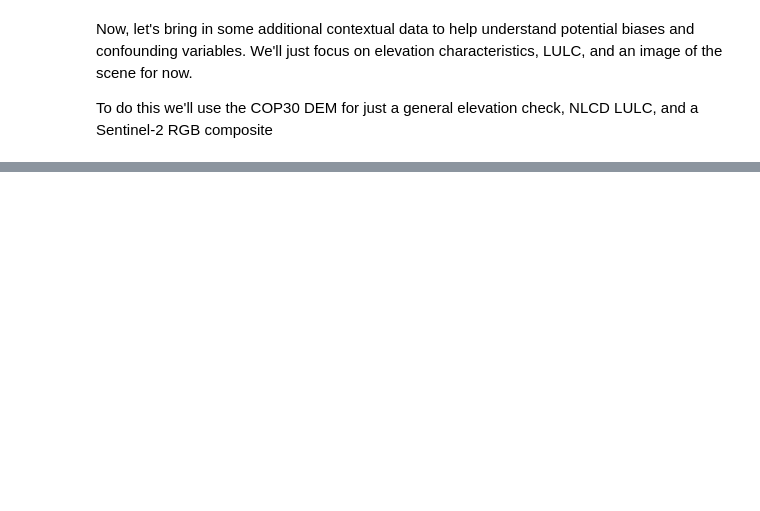
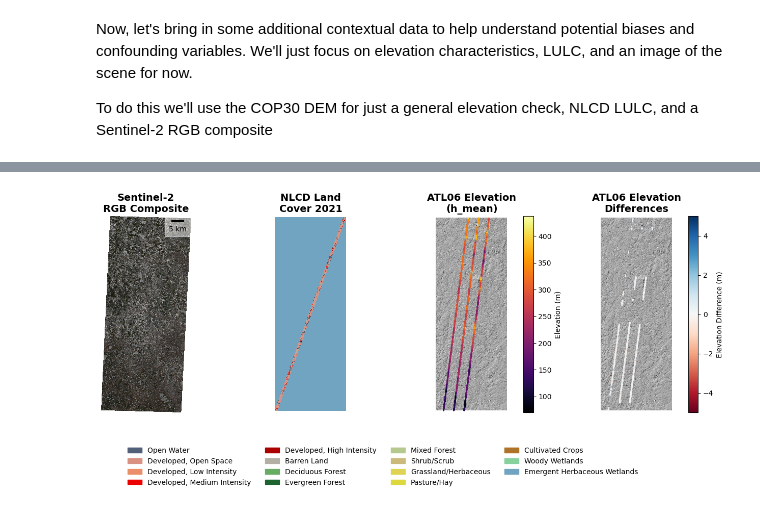
Before and after one commit to UW-GDA/ATL06_LaserLottery, a Jupyter notebook: notebooks/01_sampling.ipynb, the cells around one changed output, grey strips where cells are left out. Cells and saved outputs as stored; diff of their text form; code cells hidden in the pictures; blank space fills up the shorter version.

```diff
--- a/notebooks/01_sampling.ipynb
+++ b/notebooks/01_sampling.ipynb
@@ -95,4 +107,5 @@ for item in items:
     ).rio.clip_box(*bounds)
     swaths.append(clipped.rename('elevation'))
 ds_cop30 = xr.merge(swaths).compute()
+ds_cop30 = ds_cop30.rio.reproject(atl06.crs)
 # %% [output]
@@ -101,6 +129,7 @@ Wall time: 489 ms
 # %%
 # great! now let's move onto NLCD like we did in 00_dataset_intro.ipynb
 da_nlcd = esd.remote_sensing.get_nlcd_landcover(gf_search, layer='landcover')
+da_nlcd = da_nlcd.rio.reproject(atl06.crs)
 # %%
 # that was easy! let's move onto a 'true color' image from around the time of interest
 catalog = pystac_client.Client.open(
@@ -109,7 +138,7 @@ catalog = pystac_client.Client.open(
 search = catalog.search(
         collections=["sentinel-2-l2a"],
         intersects=gf_search.geometry.item(),
-        datetime=f'2019-04-13/2019-05-13')
+        datetime=f'2021-03-06/2021-05-08')
 items = search.item_collection()
 print(f"Returned {len(items)} Items")
 # %% [output]
@@ -117,8 +146,9 @@ Returned 12 Items
 # %%
 # isolate the image with the lowest cloud cover percentage
+# not sure if output_crs should just be 7912 or 4326->reproject
 sentinel2_stac = odc.stac.load(items,chunks={"x": 2048, "y": 2048},
                                resolution=10, groupby='solar_day')
-minx, miny, maxx, maxy = gf_search.geometry[0].bounds
+minx, miny, maxx, maxy = gf_search.geometry[19].bounds
 sentinel2_stac_clipped = sentinel2_stac.rio.clip_box(minx, miny, maxx, maxy,
                                                      crs="EPSG:4326")
 scl = sentinel2_stac_clipped["SCL"]
@@ -166,0 +185,79 @@ ax.set_title("Brightened Sentinel-2\nRGB Composite",
+# %%
+f, axs = plt.subplots(1,4,figsize=(16, 5),
+                      sharex=True, sharey=True)
+
+# Sentinel-2 RGB
+# --------------------------
+ax=axs[0]
+da_rgb.plot.imshow(ax=ax)
+scalebar = ScaleBar(
+    1e5,
+    "m",
+    length_fraction=.25,
+    location="upper right",
+    box_alpha=0.5,
+    box_color="white",
+    color="black",
+    pad=0.5,
+    frameon=True
+)
+ax.add_artist(scalebar)
+ax.set_title("Sentinel-2\nRGB Composite",
+             fontweight="bold", fontsize=14)
+
+# NLCD
+# --------------------------
+ax = axs[1]
+da_nlcd.plot.imshow(ax=ax,
+                    cmap=mcolors.ListedColormap([nlcd_colors[i] for i in sorted(nlcd_colors.keys())]),
+                    add_colorbar=False)
+ax.set_title("NLCD Land\nCover 2021", fontweight="bold", fontsize=14)
+present_classes = np.unique(da_nlcd.values[~np.isnan(da_nlcd.values)])
+legend_handles = [
+    mpatches.Patch(
+        color=nlcd_colors[key],
+        label=nlcd_labels[key]
+    )
+    for key in sorted(nlcd_colors.keys())
+    if key in present_classes
+]
+f.legend(
+    handles=legend_handles,
+    bbox_to_anchor=(0.5, 0),
+    loc='upper center',
+    ncol=4,
+    frameon=False,
+    fontsize=10
+)
+
+# ATL06 h_mean
+# --------------------------
+ax=axs[2]
+ds_cop30.hillshade.squeeze().plot.imshow(ax=ax,
+                                         cmap="gray",
+                                         add_colorbar=False)
+atl06.plot(ax=ax, column="h_mean", cmap='inferno',
+           alpha=0.5, s=1, legend=True,
+           legend_kwds={'label': 'Elevation (m)'})
+ax.set_title("ATL06 Elevation\n(h_mean)", fontweight="bold", fontsize=14)
+
+# ATL06 elevation difference
+# --------------------------
+ax=axs[3]
+ds_cop30.hillshade.squeeze().plot.imshow(ax=ax,
+                                         cmap="gray",
+                                         add_colorbar=False)
+atl06.plot(ax=ax, column="elev_diff", cmap='RdBu',
+           alpha=0.5, s=1, legend=True, vmin=-5, vmax=5,
+           legend_kwds={'label': 'Elevation Difference (m)'})
+ax.set_title("ATL06 Elevation\nDifferences", fontweight="bold", fontsize=14)
+
+# final formatting
+# ---------------------------
+for ax in axs:
+    ax.set(xticks=[], yticks=[],
+       xlabel="", ylabel="",
+       frame_on=False)
+    ax.set_aspect("equal");
+# %% [output]
+[figure, added]
```
Also changed, not shown: parts of 16 cells of this notebook.
